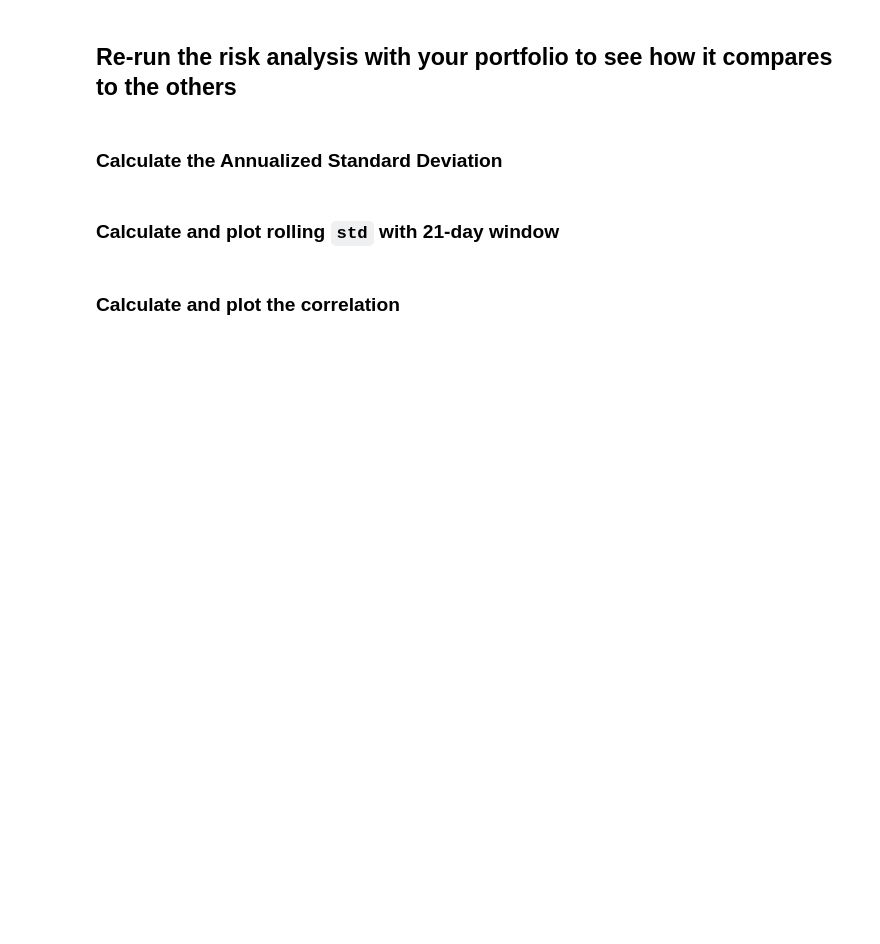
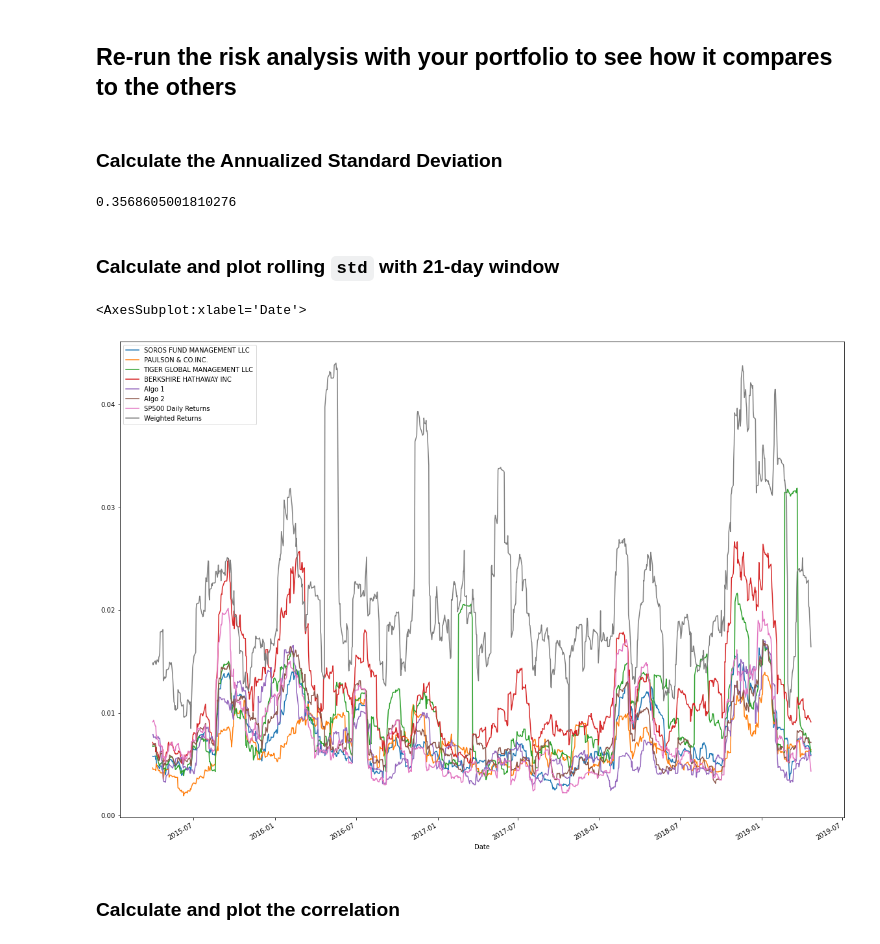
Before and after one commit to Avrpatel/Homework-3-Pandas, a Jupyter notebook: Starter_Code/whale_analysis.ipynb, the cells around one changed output. Cells and saved outputs as stored; diff of their text form; code cells hidden in the pictures; blank space fills up the shorter version.

```diff
--- a/Starter_Code/whale_analysis.ipynb
+++ b/Starter_Code/whale_analysis.ipynb
@@ -506,12 +572,21 @@ main_port.head()
 ### Calculate the Annualized Standard Deviation
 # %%
 # Calculate the annualized `std`
+my_port_returns_std = my_port_returns.std() * np.sqrt(252)
+
+my_port_returns_std
+# %% [output]
+0.3568605001810276
 # %% [markdown]
 ### Calculate and plot rolling `std` with 21-day window
 # %%
 # Calculate rolling standard deviation
+# Plot rolling standard deviation
 
-# Plot rolling standard deviation
+main_port.rolling(window=21).std().plot(figsize=(20,15))
+# %% [output]
+<AxesSubplot:xlabel='Date'>
+[figure, added]
 # %% [markdown]
 ### Calculate and plot the correlation
 # %%
```
Also changed, not shown: parts of 16 cells of this notebook.
